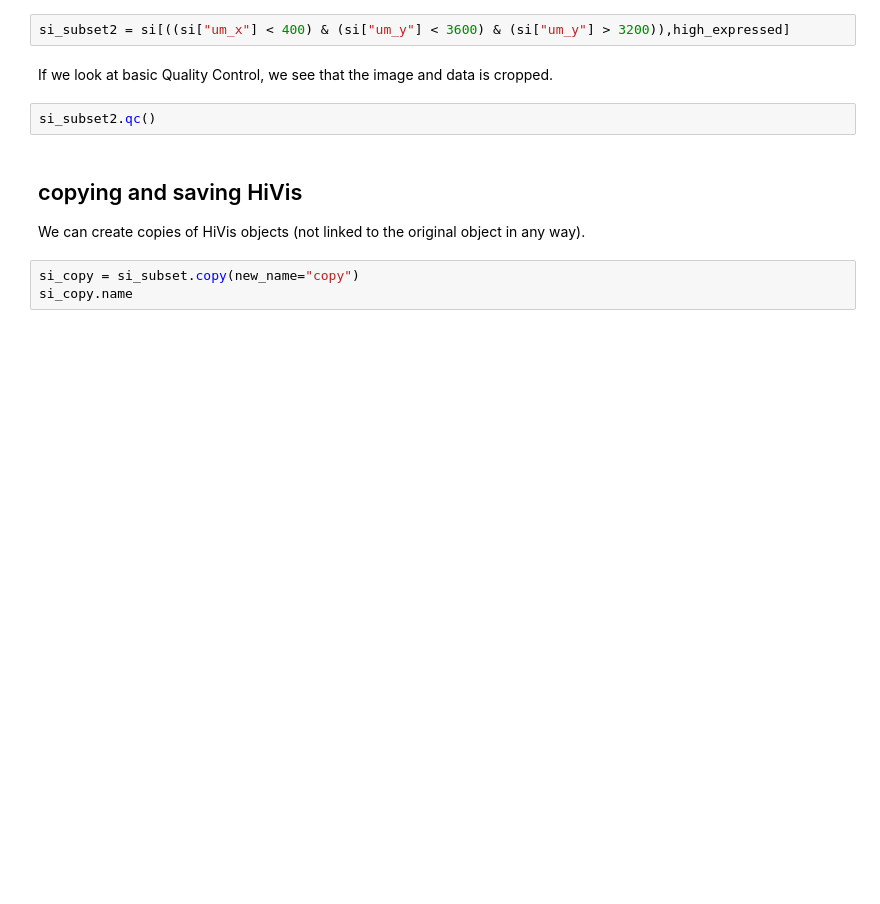
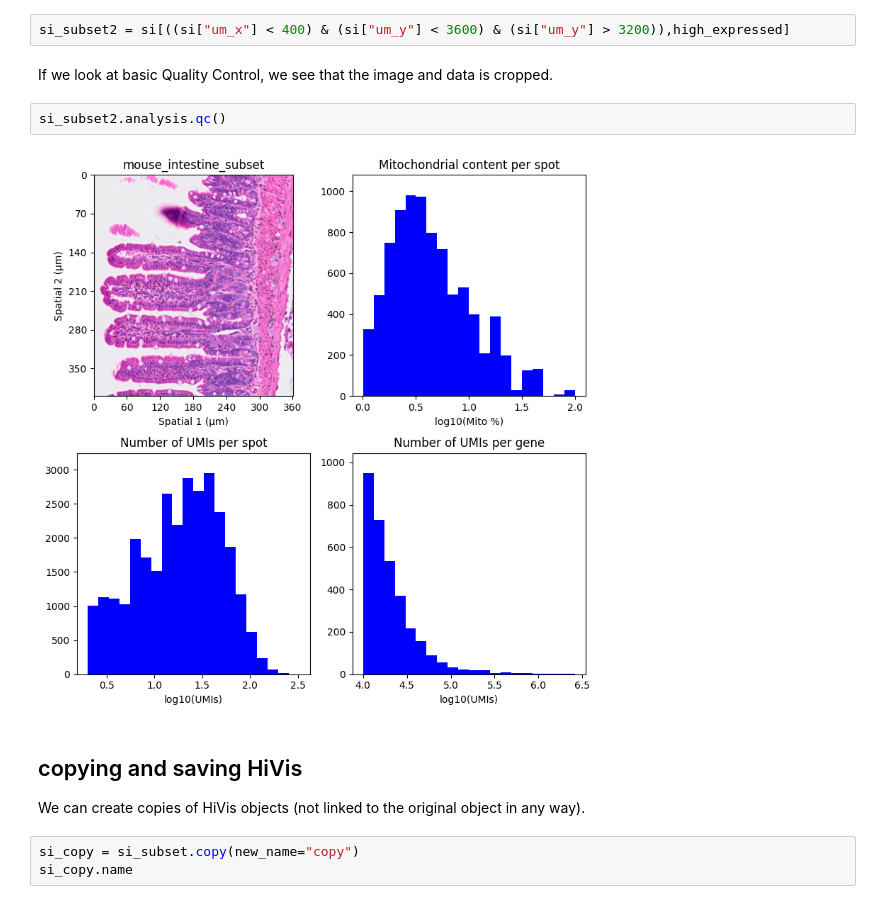
Before and after one commit to roynov01/HiVis, a Jupyter notebook: tutorials/1_load_data_and_tool_basics.ipynb, the cells around one changed output. Saved outputs shown, nothing was run; the diff lists cells and outputs as text; blank space fills up the shorter version.

```diff
--- a/tutorials/1_load_data_and_tool_basics.ipynb
+++ b/tutorials/1_load_data_and_tool_basics.ipynb
@@ -125,7 +123,9 @@ si_subset2 = si[((si["um_x"] < 400) & (si["um_y"] < 3600) & (si["um_y"] > 3200))
 # %% [markdown]
 If we look at basic Quality Control, we see that the image and data is cropped.
 # %%
-si_subset2.qc()
+si_subset2.analysis.qc()
+# %% [output]
+[figure, added]
 # %% [markdown]
 ## copying and saving HiVis
 We can create copies of HiVis objects (not linked to the original object in any way).
```
Also changed, not shown: parts of 8 cells of this notebook.
